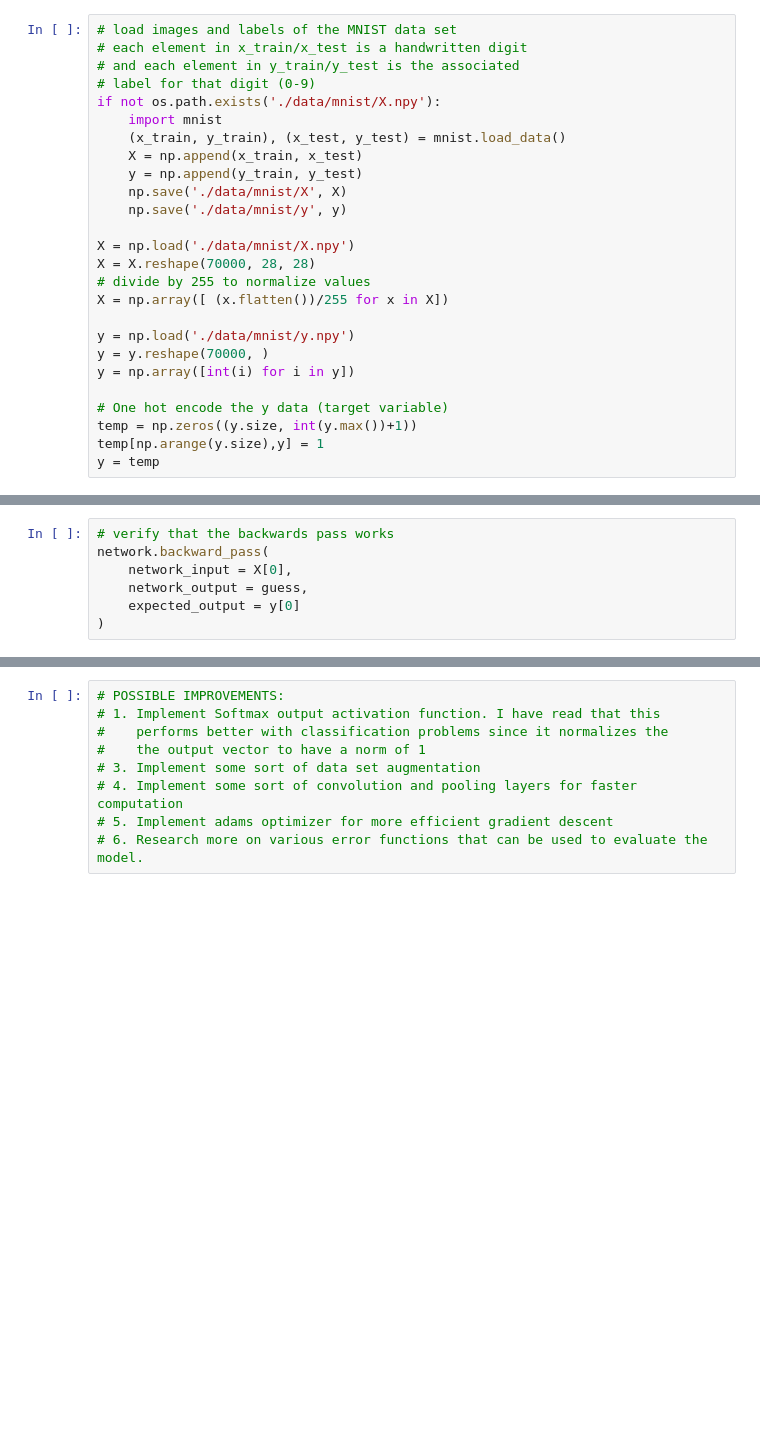
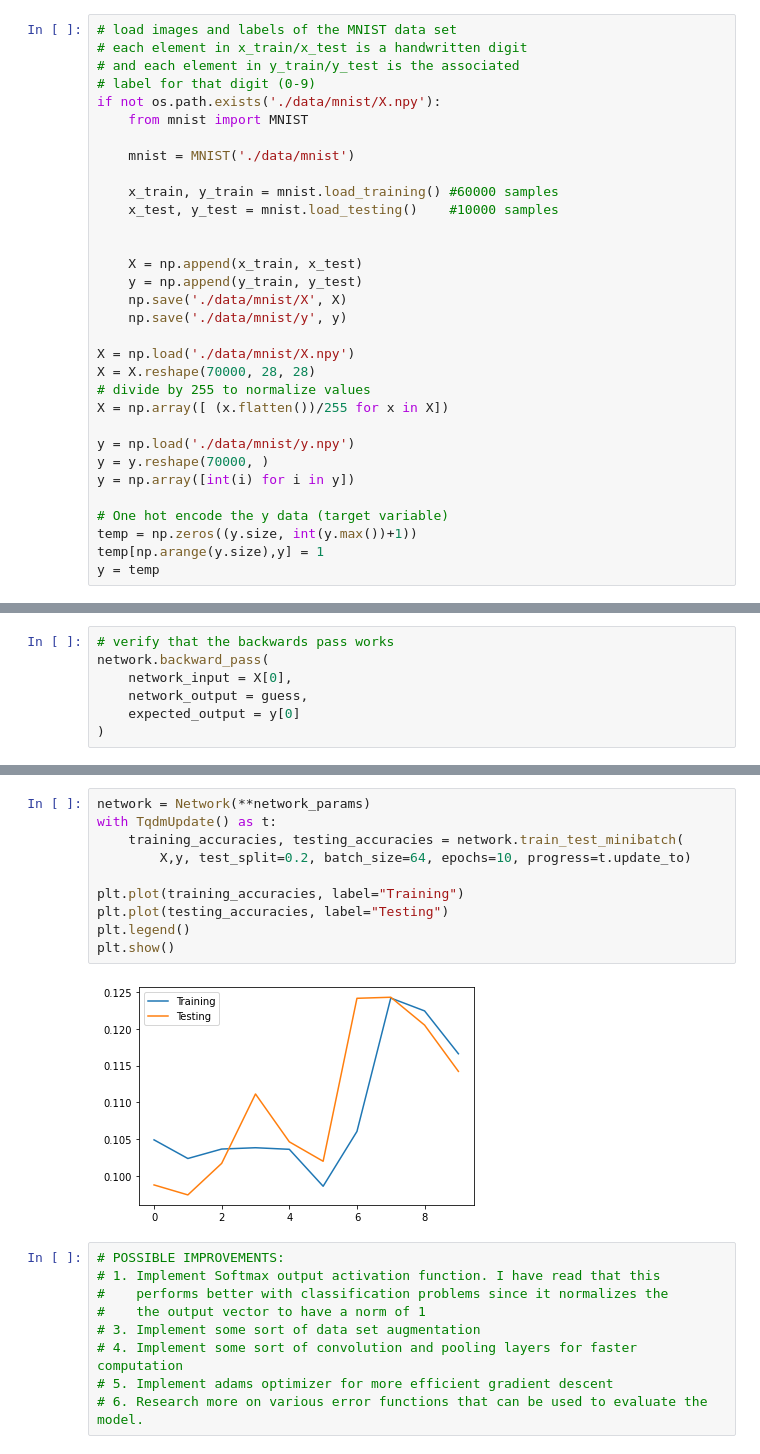
Before and after one commit to leothomas/simple_neural_net, a Jupyter notebook: MNIST.ipynb, the cells around one changed output, grey strips where cells are left out. Saved outputs shown, nothing was run; the diff lists cells and outputs as text; blank space fills up the shorter version.

```diff
--- a/MNIST.ipynb
+++ b/MNIST.ipynb
@@ -28,8 +31,14 @@ class TqdmUpdate(tqdm):
 # and each element in y_train/y_test is the associated
 # label for that digit (0-9)
 if not os.path.exists('./data/mnist/X.npy'):
-    import mnist
-    (x_train, y_train), (x_test, y_test) = mnist.load_data()
+    from mnist import MNIST
+
+    mnist = MNIST('./data/mnist')
+
+    x_train, y_train = mnist.load_training() #60000 samples
+    x_test, y_test = mnist.load_testing()    #10000 samples
+
+
     X = np.append(x_train, x_test)
     y = np.append(y_train, y_test)
     np.save('./data/mnist/X', X)
@@ -110,3 +122,15 @@ with TqdmUpdate() as t:
+# %%
+network = Network(**network_params)
+with TqdmUpdate() as t:
+    training_accuracies, testing_accuracies = network.train_test_minibatch(
+        X,y, test_split=0.2, batch_size=64, epochs=10, progress=t.update_to)
+
+plt.plot(training_accuracies, label="Training")
+plt.plot(testing_accuracies, label="Testing")
+plt.legend()
+plt.show()
+# %% [output]
+[figure, added]
 # %%
 # POSSIBLE IMPROVEMENTS:
 # 1. Implement Softmax output activation function. I have read that this
```
Also changed, not shown: parts of 4 cells of this notebook, 1 other file.
